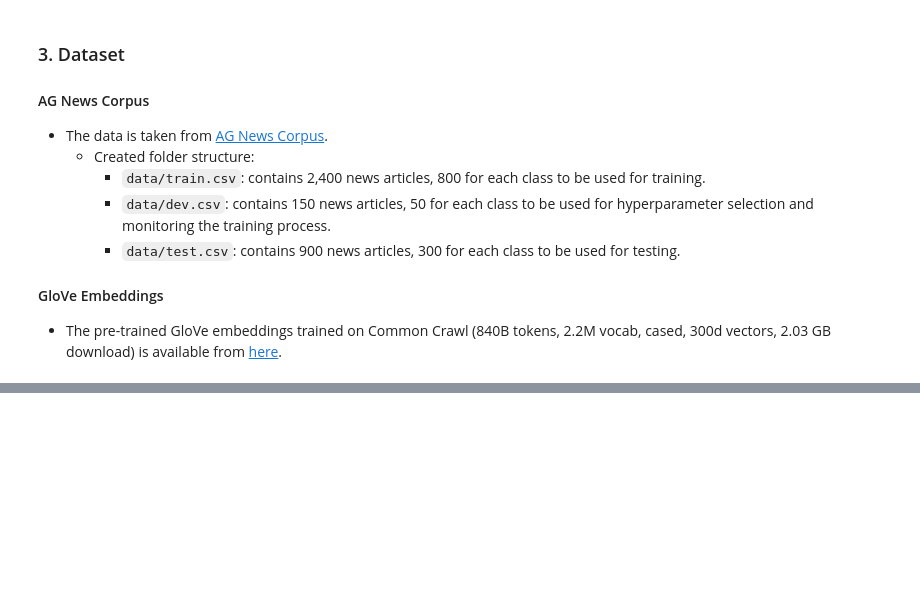
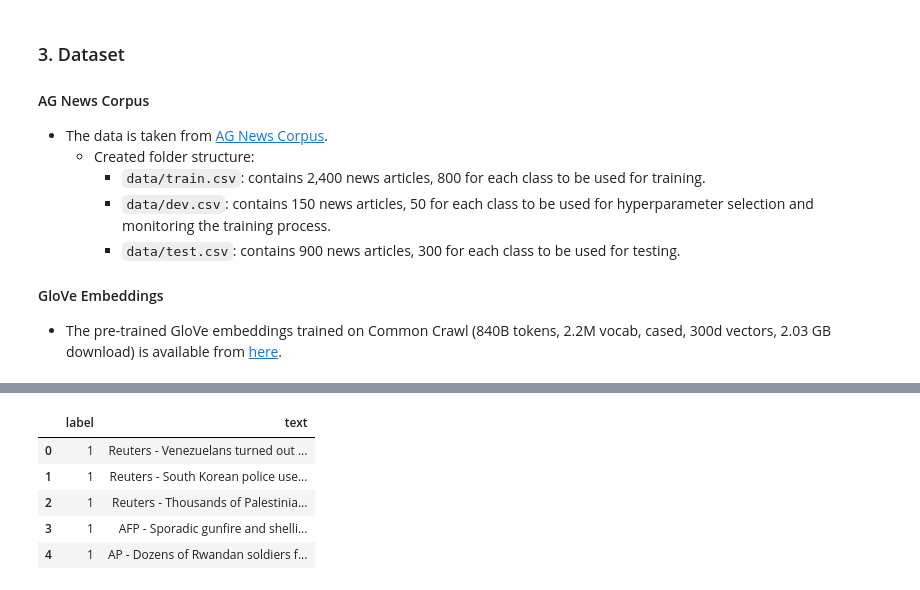
Before and after one commit to mahenrathod/datascience-notebooks, a Jupyter notebook: 02_nlp/FeedforwardNetwork-from-scratch.ipynb, the cells around one changed output, grey strips where cells are left out. Saved outputs shown, nothing was run; the diff lists cells and outputs as text; code cells hidden in the pictures; blank space fills up the shorter version.

```diff
--- a/02_nlp/FeedforwardNetwork-from-scratch.ipynb
+++ b/02_nlp/FeedforwardNetwork-from-scratch.ipynb
@@ -60,0 +81,18 @@ In progress...
+# %%
+# Create a customer Header
+news_header = ["label", "text"]
+
+# Load news data
+news_train = pd.read_csv('./data/train.csv', names=news_header)
+news_dev = pd.read_csv('./data/dev.csv', names=news_header)
+news_test = pd.read_csv('./data/test.csv', names=news_header)
+# %%
+# Check the data
+news_train.head(5)
+# %% [output]
+|  | label | text |
+| 0 | 1 | Reuters - Venezuelans turned out ... |
+| 1 | 1 | Reuters - South Korean police use... |
+| 2 | 1 | Reuters - Thousands of Palestinia... |
+| 3 | 1 | AFP - Sporadic gunfire and shelli... |
+| 4 | 1 | AP - Dozens of Rwandan soldiers f... |
```
Also changed, not shown: parts of 43 cells of this notebook.
